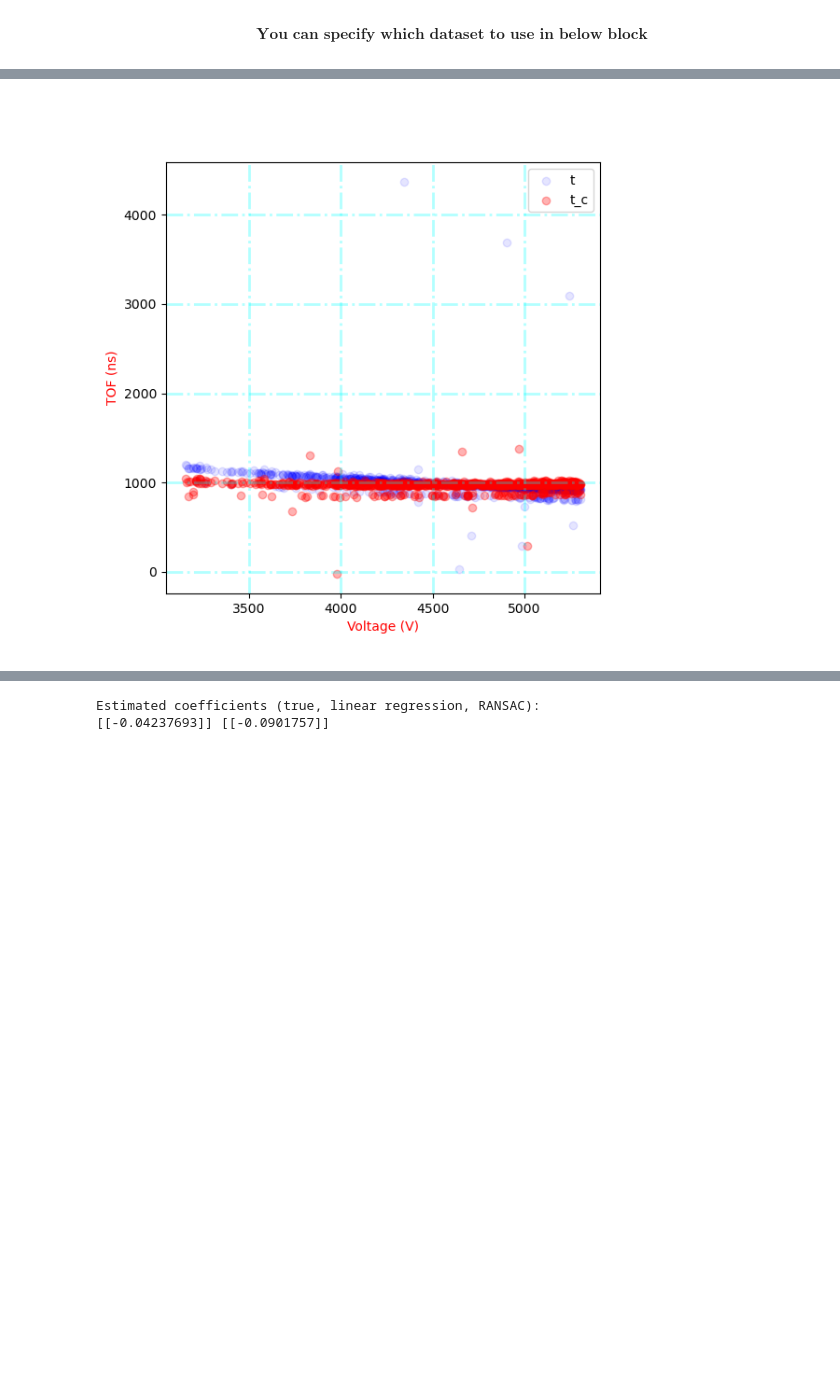
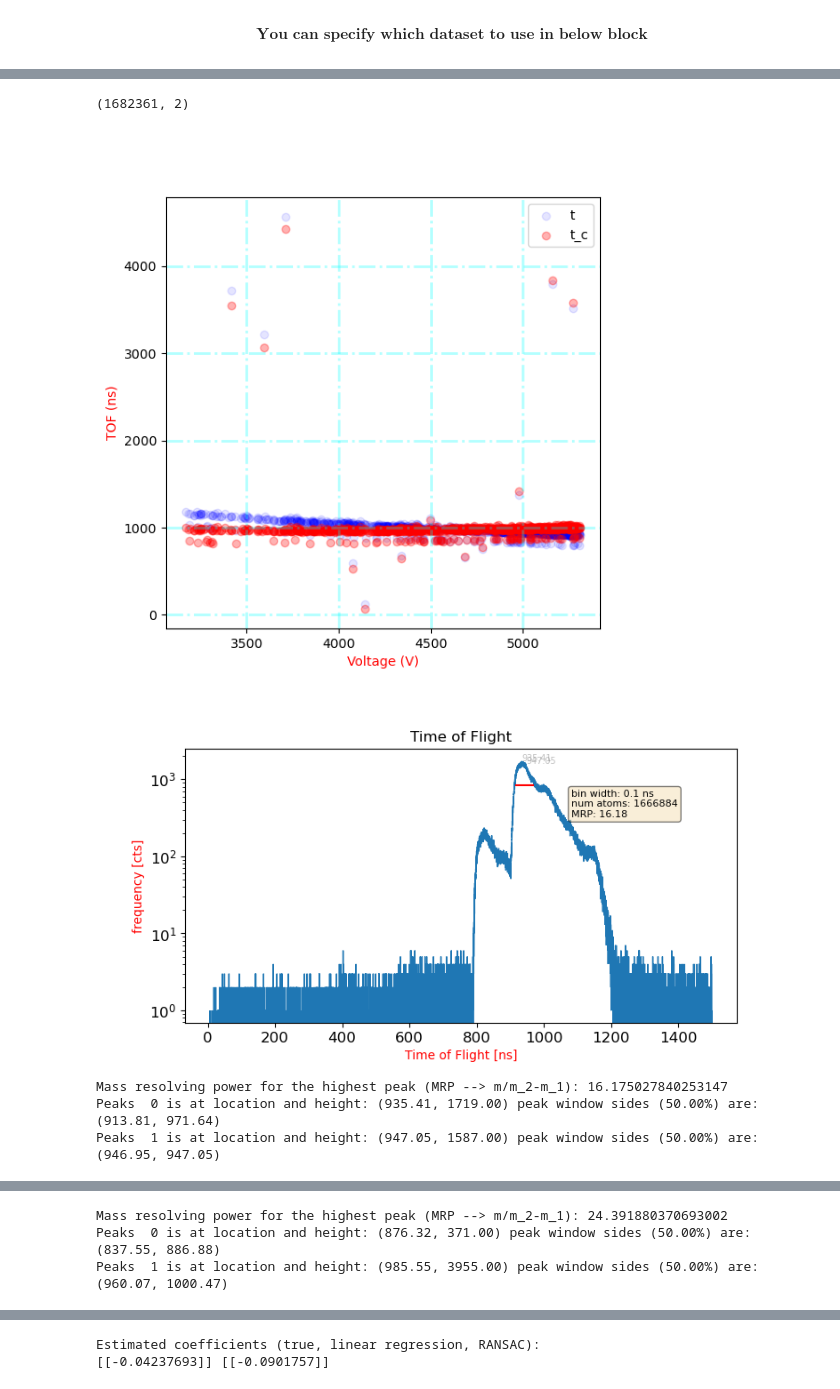
Before and after one commit to mmonajem/pyoxcart, a Jupyter notebook: pyccapt/calibration/tutorials/jupyter_files/develop.ipynb, the cells around one changed output, grey strips where cells are left out. Saved outputs shown, nothing was run; the diff lists cells and outputs as text; code cells hidden in the pictures; blank space fills up the shorter version.

```diff
--- a/pyccapt/calibration/tutorials/jupyter_files/develop.ipynb
+++ b/pyccapt/calibration/tutorials/jupyter_files/develop.ipynb
@@ -160,0 +174,12 @@ plt.legend(loc='upper right')
+# %%
+dld_t_cc = np.copy(dld_t_c)
+
+dld_t_cc = dld_t_cc * (4300 / dld_highVoltage)
+
+percent_mrp = 50
+peaks_ini, peaks_y_ini, peak_widths_p_ini = tools.hist_plot(dld_t_cc[dld_t_cc < 3000], 0.1, prominence=200, distance=100, h_line=True, text_loc='right', percent=percent_mrp, plot=True, label='tof', fig_name=figname)
+index_max_ini = np.argmax(peaks_y_ini)
+mrp = (peaks_ini[index_max_ini] / (peak_widths_p_ini[index_max_ini][2] - peak_widths_p_ini[index_max_ini][1]))
+print('Mass resolving power for the highest peak (MRP --> m/m_2-m_1):', mrp)
+for i in range(len(peaks_ini)):
+    print('Peaks ', i, 'is at location and height: ({:.2f}, {:.2f})'.format(peaks_ini[i], peaks_y_ini[i]), 'peak window sides ({:.2f}%) are: ({:.2f}, {:.2f})'.format(percent_mrp, peak_widths_p_ini[i][1], peak_widths_p_ini[i][2]))
@@ -360,44 +442,70 @@ array([ 970.49313798, 4649.98381602])
 # %%
 from scipy import linalg
 # for i in range(1):
-vertices = np.concatenate((np.expand_dims(dld_t[dld_t < 1500], axis=1), np.expand_dims(dld_highVoltage[dld_t < 1500], axis=1)), axis=1)
+vertices = np.concatenate((np.expand_dims(dld_t, axis=1), np.expand_dims(dld_highVoltage, axis=1)), axis=1)
+print(vertices.shape)
 mean = vertices.mean(axis=0)
 vc = vertices - mean
-# idx = np.random.randint(len(vertices), size=100000)
-# vc_s = vc[idx, :]
+idx = np.random.randint(len(vertices), size=10000)
+vc_s = vc[idx, :]
 # vertices = np.float32(vertices)
 
-U, S, Vt = np.linalg.svd(vc, full_matrices=False)
+# U, S, Vt = np.linalg.svd(vc, full_matrices=True)
+U, S, Vt = np.linalg.svd(vc_s, full_matrices=True)
+
 vr = vc @ Vt.T
+# vr = vc @ np.array([[0.89, 0.45], [-0.45, 0.89]]).T
 # dld_t_svd = np.expand_dims(dld_t[dld_t < 1500], axis=1) @ np.expand_dims(Vt[:, 0], axis=1).T
 # dld_t_svd = np.sum(dld_t_svd, axis=1)
 
-vr = vr
 
 dld_t_c_2 = vr[:, 1] + mean[0]
 
 # data_2 = data.copy()
 # data_2['t (ns)'] = vr[:, 0]
 # data_loadcrop.plot_crop_experimetn_history(data_2, save_name=variables.result_path + '//ex_hist_pca' + dataset_name)
 
 fig1, ax1 = plt.subplots(figsize=(6, 6))
 mask = np.random.randint(0, len(dld_t_c_2), 1000)
 
 x = plt.scatter(dld_highVoltage[mask], dld_t[mask], color="blue",
                 label='t', alpha=0.1)
 y = plt.scatter(dld_highVoltage[mask], dld_t_c_2[mask], color="red",
                 label='t_c', alpha=0.3)
 
 # z = plt.scatter(dld_highVoltage[mask], dld_t_svd[mask], color="green",
 #                 label='t_svd', alpha=0.1)
 
 # dld_t_p_c_2 = dld_t_c_2[mask_t]
 # z = plt.scatter(dld_highVoltage_p_c[mask], dld_t_p_c_2[mask], color="black",
 #                 label='t_c_2', alpha=0.1)
 
 ax1.set_xlabel("Voltage (V)", color="red", fontsize=10)
 ax1.set_ylabel("TOF (ns)", color="red", fontsize=10)
 plt.legend()
 plt.grid(color='aqua', alpha=0.3, linestyle='-.', linewidth=2)
+plt.show()
+
+
+percent_mrp = 50
+peaks_ini, peaks_y_ini, peak_widths_p_ini = tools.hist_plot(dld_t[dld_t < 1500], 0.1, prominence=200, distance=100, h_line=True, text_loc='right', percent=percent_mrp, plot=True, label='tof', fig_name=figname)
+index_max_ini = np.argmax(peaks_y_ini)
+mrp = (peaks_ini[index_max_ini] / (peak_widths_p_ini[index_max_ini][2] - peak_widths_p_ini[index_max_ini][1]))
+print('Mass resolving power for the highest peak (MRP --> m/m_2-m_1):', mrp)
+for i in range(len(peaks_ini)):
+    print('Peaks ', i, 'is at location and height: ({:.2f}, {:.2f})'.format(peaks_ini[i], peaks_y_ini[i]), 'peak window sides ({:.2f}%) are: ({:.2f}, {:.2f})'.format(percent_mrp, peak_widths_p_ini[i][1], peak_widths_p_ini[i][2]))
+
+percent_mrp = 50
+peaks_ini, peaks_y_ini, peak_widths_p_ini = tools.hist_plot(dld_t_c_2[dld_t_c_2 < 1500], 0.1, prominence=200, distance=100, h_line=True, text_loc='right', percent=percent_mrp, plot=True, label='tof', fig_name=figname)
+index_max_ini = np.argmax(peaks_y_ini)
+mrp = (peaks_ini[index_max_ini] / (peak_widths_p_ini[index_max_ini][2] - peak_widths_p_ini[index_max_ini][1]))
+print('Mass resolving power for the highest peak (MRP --> m/m_2-m_1):', mrp)
+for i in range(len(peaks_ini)):
+    print('Peaks ', i, 'is at location and height: ({:.2f}, {:.2f})'.format(peaks_ini[i], peaks_y_ini[i]), 'peak window sides ({:.2f}%) are: ({:.2f}, {:.2f})'.format(percent_mrp, peak_widths_p_ini[i][1], peak_widths_p_ini[i][2]))
 # %% [output]
+(1682361, 2)
-[figure, old version]
+[figure, new version]
+[figure, added]
+Mass resolving power for the highest peak (MRP --> m/m_2-m_1): 16.175027840253147
+Peaks  0 is at location and height: (935.41, 1719.00) peak window sides (50.00%) are: (913.81, 971.64)
+Peaks  1 is at location and height: (947.05, 1587.00) peak window sides (50.00%) are: (946.95, 947.05)
@@ -403,0 +513,3 @@ plt.grid(color='aqua', alpha=0.3, linestyle='-.', linewidth=2)
+Mass resolving power for the highest peak (MRP --> m/m_2-m_1): 24.391880370693002
+Peaks  0 is at location and height: (876.32, 371.00) peak window sides (50.00%) are: (837.55, 886.88)
+Peaks  1 is at location and height: (985.55, 3955.00) peak window sides (50.00%) are: (960.07, 1000.47)
```
Also changed, not shown: parts of 31 cells of this notebook, 13 other files.
